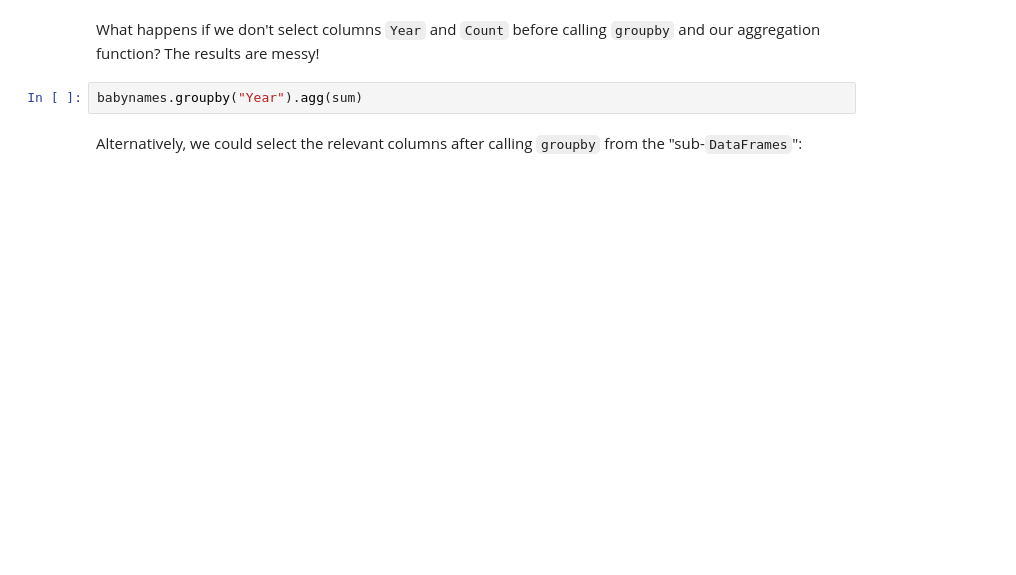
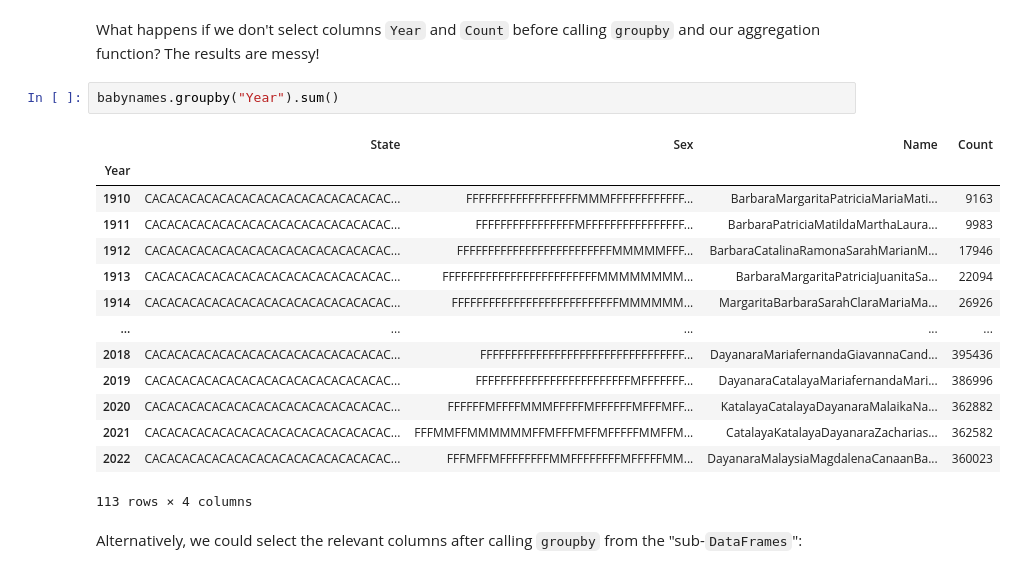
Before and after one commit to GhostLazy/Data100, a Jupyter notebook: su24-materials-main/lecture/lec04/lec04-su24.ipynb, the cells around one changed output. Saved outputs shown, nothing was run; the diff lists cells and outputs as text; blank space fills up the shorter version.

```diff
--- a/su24-materials-main/lecture/lec04/lec04-su24.ipynb
+++ b/su24-materials-main/lecture/lec04/lec04-su24.ipynb
@@ -97,7 +177,22 @@ babies_by_year
 # %% [markdown]
 What happens if we don't select columns `Year` and `Count` before calling `groupby` and our aggregation function? The results are messy!
 # %%
-babynames.groupby("Year").agg(sum)
+babynames.groupby("Year").sum()
+# %% [output]
+|  | State | Sex | Name | Count |
+| Year |  |  |  |  |
+| 1910 | CACACACACACACACACACACACACACACACAC... | FFFFFFFFFFFFFFFFFFMMMFFFFFFFFFFFF... | BarbaraMargaritaPatriciaMariaMati... | 9163 |
+| 1911 | CACACACACACACACACACACACACACACACAC... | FFFFFFFFFFFFFFFFMFFFFFFFFFFFFFFFF... | BarbaraPatriciaMatildaMarthaLaura... | 9983 |
+| 1912 | CACACACACACACACACACACACACACACACAC... | FFFFFFFFFFFFFFFFFFFFFFFFFMMMMMFFF... | BarbaraCatalinaRamonaSarahMarianM... | 17946 |
+| 1913 | CACACACACACACACACACACACACACACACAC... | FFFFFFFFFFFFFFFFFFFFFFFFFMMMMMMMM... | BarbaraMargaritaPatriciaJuanitaSa... | 22094 |
+| 1914 | CACACACACACACACACACACACACACACACAC... | FFFFFFFFFFFFFFFFFFFFFFFFFFFMMMMMM... | MargaritaBarbaraSarahClaraMariaMa... | 26926 |
+| ... | ... | ... | ... | ... |
+| 2018 | CACACACACACACACACACACACACACACACAC... | FFFFFFFFFFFFFFFFFFFFFFFFFFFFFFFFF... | DayanaraMariafernandaGiavannaCand... | 395436 |
+| 2019 | CACACACACACACACACACACACACACACACAC... | FFFFFFFFFFFFFFFFFFFFFFFFFMFFFFFFF... | DayanaraCatalayaMariafernandaMari... | 386996 |
+| 2020 | CACACACACACACACACACACACACACACACAC... | FFFFFFMFFFFMMMFFFFFMFFFFFFMFFFMFF... | KatalayaCatalayaDayanaraMalaikaNa... | 362882 |
+| 2021 | CACACACACACACACACACACACACACACACAC... | FFFMMFFMMMMMMFFMFFFMFFMFFFFFMMFFM... | CatalayaKatalayaDayanaraZacharias... | 362582 |
+| 2022 | CACACACACACACACACACACACACACACACAC... | FFFMFFMFFFFFFFFMMFFFFFFFFMFFFFFMM... | DayanaraMalaysiaMagdalenaCanaanBa... | 360023 |
+113 rows × 4 columns
 # %% [markdown]
 Alternatively, we could select the relevant columns after calling `groupby` from the "sub-`DataFrames`":
 # %%
```
Also changed, not shown: parts of 49 cells of this notebook, 9 other files.
